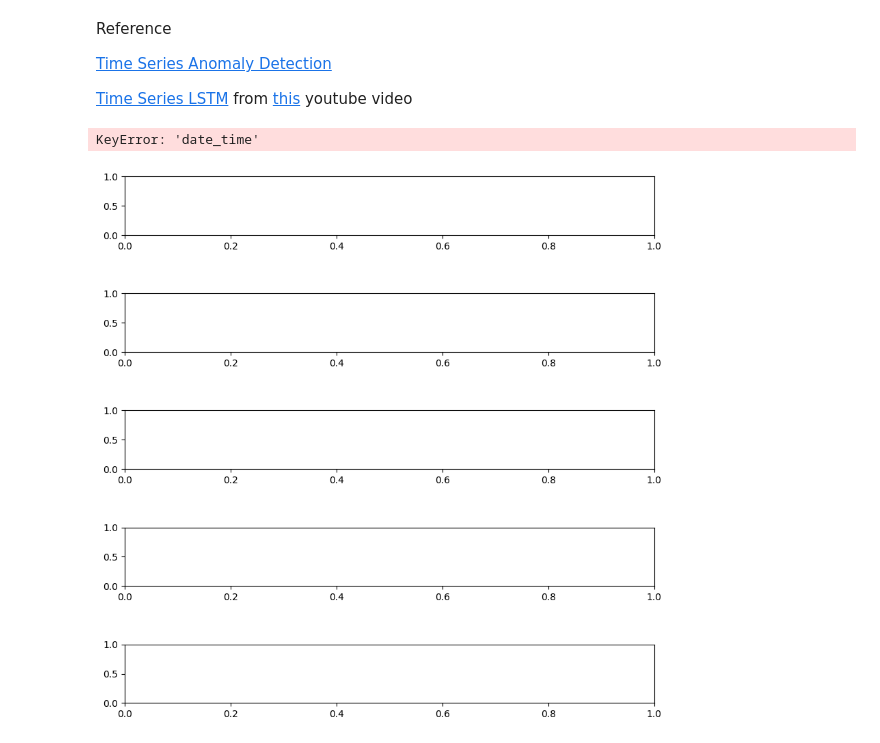
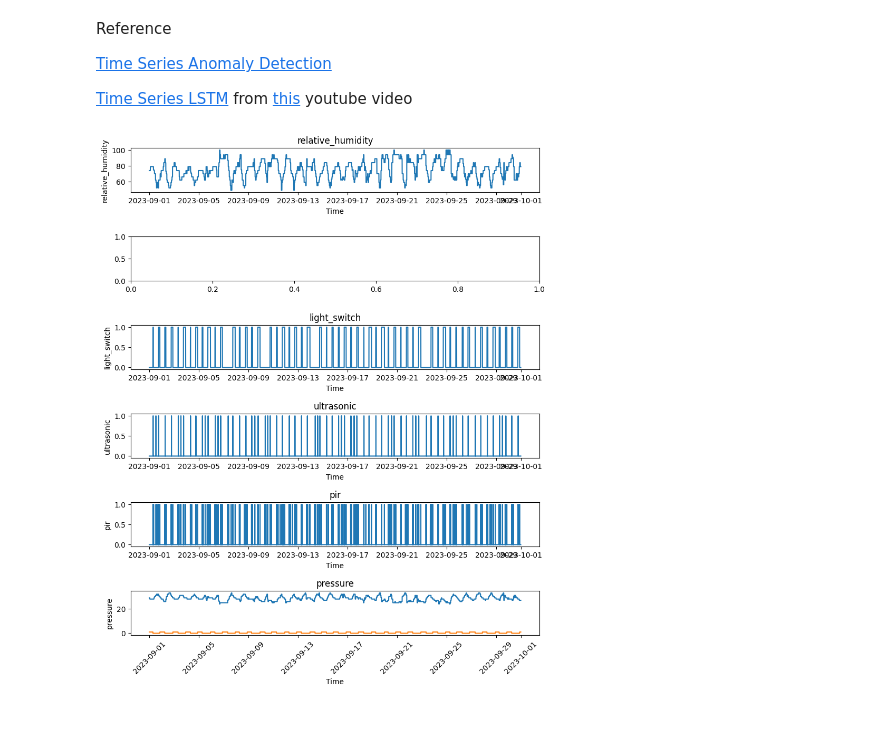
Before and after one commit to avock/CS3237_LifESPectancy32_Local, a Jupyter notebook: ML/notebooks/Untitled.ipynb, the cells around one changed output. Drawn from its saved outputs; the diff is of its cells as text; code cells hidden in the pictures.

```diff
--- a/ML/notebooks/Untitled.ipynb
+++ b/ML/notebooks/Untitled.ipynb
@@ -114,9 +114,8 @@ df = df_original.copy()
 
 df_cleaned = df_data_standardization(df_time_preprocess(df))
 # %%
-plot_trend_over_time(df_cleaned)
+plot_trend_over_time(df)
 # %% [output]
-KeyError: 'date_time'
-[figure, old version]
+[figure, new version]
 # %%
 plot_average_daily_trend(df)
```
Also changed, not shown: parts of 10 cells of this notebook, 10 other files.
